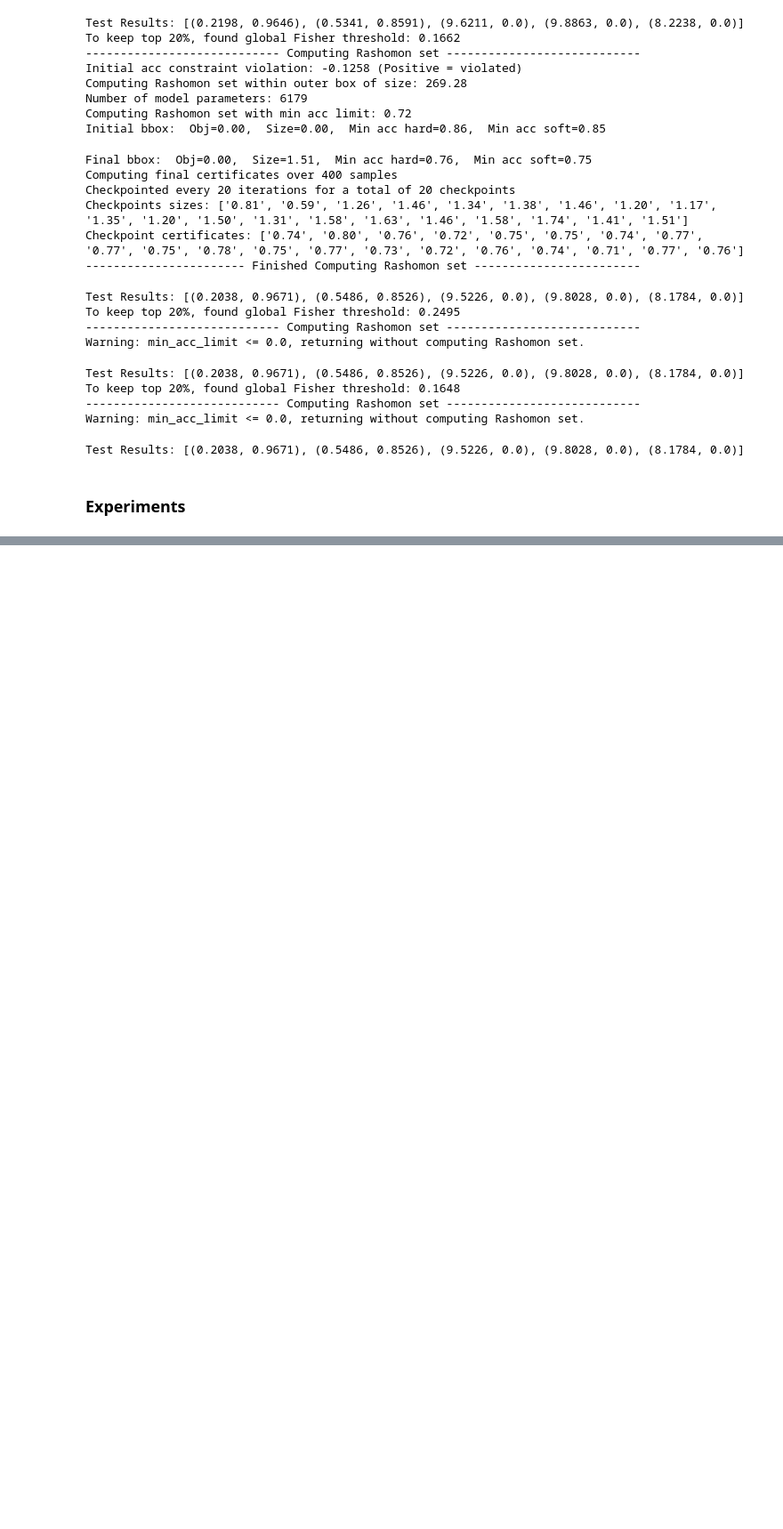
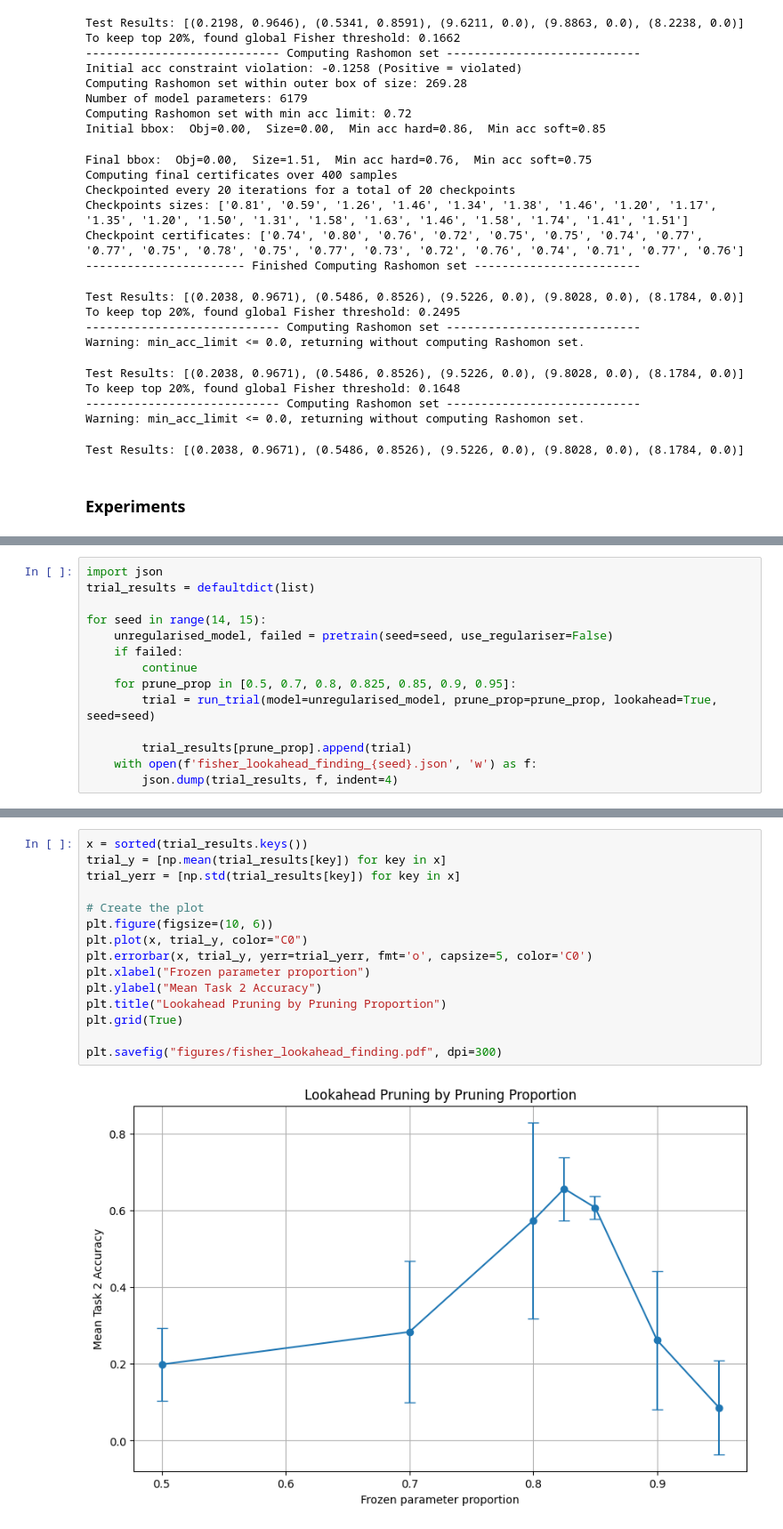
Before and after one commit to maxanisimov/capability-retention-in-continual-rl, a Jupyter notebook: notebooks/fisher_trainer.ipynb, the cells around one changed output, grey strips where cells are left out. Shown at 89% size. Saved outputs shown, nothing was run; the diff lists cells and outputs as text; blank space fills up the shorter version.

```diff
--- a/notebooks/fisher_trainer.ipynb
+++ b/notebooks/fisher_trainer.ipynb
@@ -522,0 +543,14 @@ for i in range(10):
+# %%
+import json
+trial_results = defaultdict(list)
+
+for seed in range(14, 15):
+    unregularised_model, failed = pretrain(seed=seed, use_regulariser=False)
+    if failed:
+        continue
+    for prune_prop in [0.5, 0.7, 0.8, 0.825, 0.85, 0.9, 0.95]:
+        trial = run_trial(model=unregularised_model, prune_prop=prune_prop, lookahead=True, seed=seed)
+
+        trial_results[prune_prop].append(trial)
+    with open(f'fisher_lookahead_finding_{seed}.json', 'w') as f:
+        json.dump(trial_results, f, indent=4)
@@ -522,0 +660,17 @@ for i in range(10):
+# %%
+x = sorted(trial_results.keys())
+trial_y = [np.mean(trial_results[key]) for key in x]
+trial_yerr = [np.std(trial_results[key]) for key in x]
+
+# Create the plot
+plt.figure(figsize=(10, 6))
+plt.plot(x, trial_y, color="C0")
+plt.errorbar(x, trial_y, yerr=trial_yerr, fmt='o', capsize=5, color='C0')
+plt.xlabel("Frozen parameter proportion")
+plt.ylabel("Mean Task 2 Accuracy")
+plt.title("Lookahead Pruning by Pruning Proportion")
+plt.grid(True)
+
+plt.savefig("figures/fisher_lookahead_finding.pdf", dpi=300)
+# %% [output]
+[figure, added]
```
Also changed, not shown: parts of 14 cells of this notebook, 8 other files.
